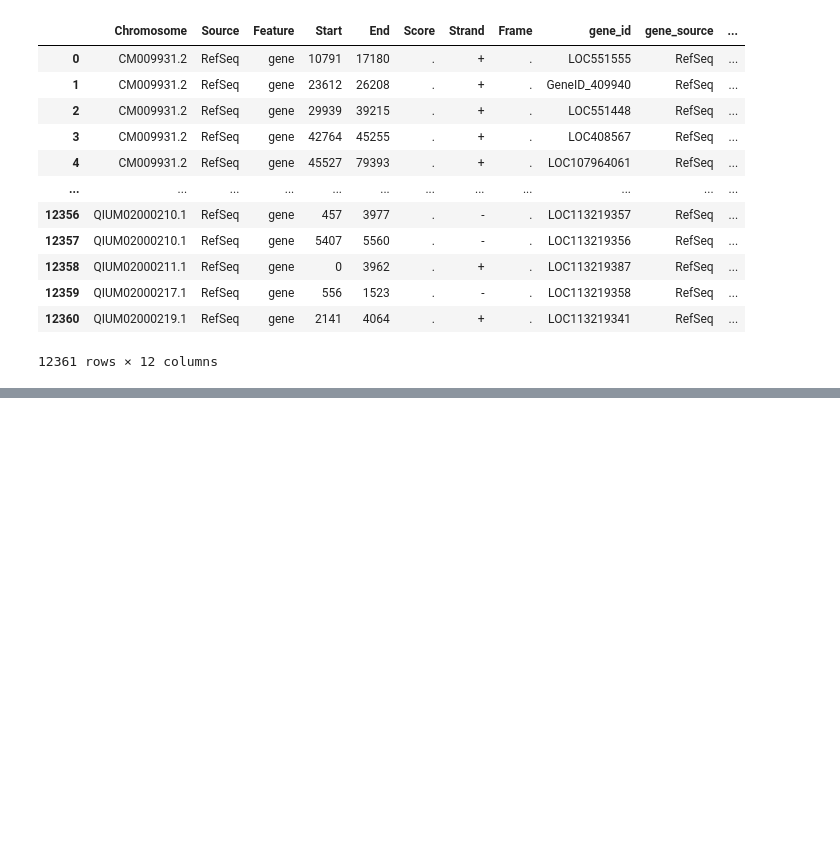
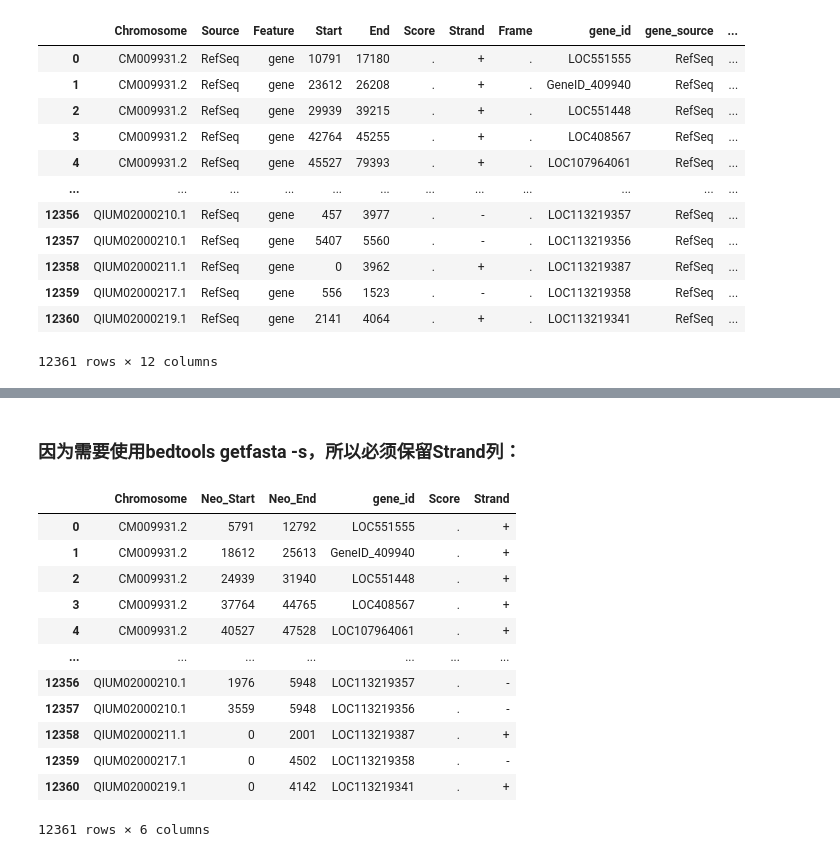
Before and after one commit to zliu90693/ApisSCENIC, a Jupyter notebook: 01_create_cistarget_db/07_generate_target_fasta.ipynb, the cells around one changed output, grey strips where cells are left out. Drawn from its saved outputs; the diff is of its cells as text; code cells hidden in the pictures; blank space fills up the shorter version.

```diff
--- a/01_create_cistarget_db/07_generate_target_fasta.ipynb
+++ b/01_create_cistarget_db/07_generate_target_fasta.ipynb
@@ -68,0 +88,5 @@ am_gtf
+# %%
+import pandas as pd
+
+am_genome_length = pd.read_csv("./fasta/Apis_mellifera.fai", header=None, sep="\t")[[0, 1]].set_index(0)[1]
+am_genome_length
@@ -68,0 +107,3 @@ am_gtf
+# %%
+am_gtf["chrom_length"] = am_gtf["Chromosome"].map(am_genome_length)
+am_gtf
@@ -68,0 +128,8 @@ am_gtf
+# %%
+import numpy as np
+
+plus = am_gtf["Strand"] == "+"
+
+am_gtf["Neo_Start"] = np.where(plus, am_gtf["Start"] - 5000, am_gtf["End"] - 2001)
+am_gtf["Neo_End"]   = np.where(plus, am_gtf["Start"] + 2001, am_gtf["End"] + 5000)
+am_gtf
@@ -68,0 +152,4 @@ am_gtf
+# %%
+am_gtf["Neo_Start"] = am_gtf["Neo_Start"].clip(lower=0)
+am_gtf["Neo_End"] = am_gtf[["Neo_End", "chrom_length"]].min(axis=1)
+am_gtf
@@ -68,0 +170,19 @@ am_gtf
+# %% [markdown]
+### 因为需要使用bedtools getfasta -s，所以必须保留Strand列：
+# %%
+am_gtf_4_bed = am_gtf[["Chromosome", "Neo_Start", "Neo_End", "gene_id", "Score", "Strand"]]
+am_gtf_4_bed
+# %% [output]
+|  | Chromosome | Neo_Start | Neo_End | gene_id | Score | Strand |
+| 0 | CM009931.2 | 5791 | 12792 | LOC551555 | . | + |
+| 1 | CM009931.2 | 18612 | 25613 | GeneID_409940 | . | + |
+| 2 | CM009931.2 | 24939 | 31940 | LOC551448 | . | + |
+| 3 | CM009931.2 | 37764 | 44765 | LOC408567 | . | + |
+| 4 | CM009931.2 | 40527 | 47528 | LOC107964061 | . | + |
+| ... | ... | ... | ... | ... | ... | ... |
+| 12356 | QIUM02000210.1 | 1976 | 5948 | LOC113219357 | . | - |
+| 12357 | QIUM02000210.1 | 3559 | 5948 | LOC113219356 | . | - |
+| 12358 | QIUM02000211.1 | 0 | 2001 | LOC113219387 | . | + |
+| 12359 | QIUM02000217.1 | 0 | 4502 | LOC113219358 | . | - |
+| 12360 | QIUM02000219.1 | 0 | 4142 | LOC113219341 | . | + |
+12361 rows × 6 columns
```
Also changed, not shown: parts of 12 cells of this notebook, 2 other files.
